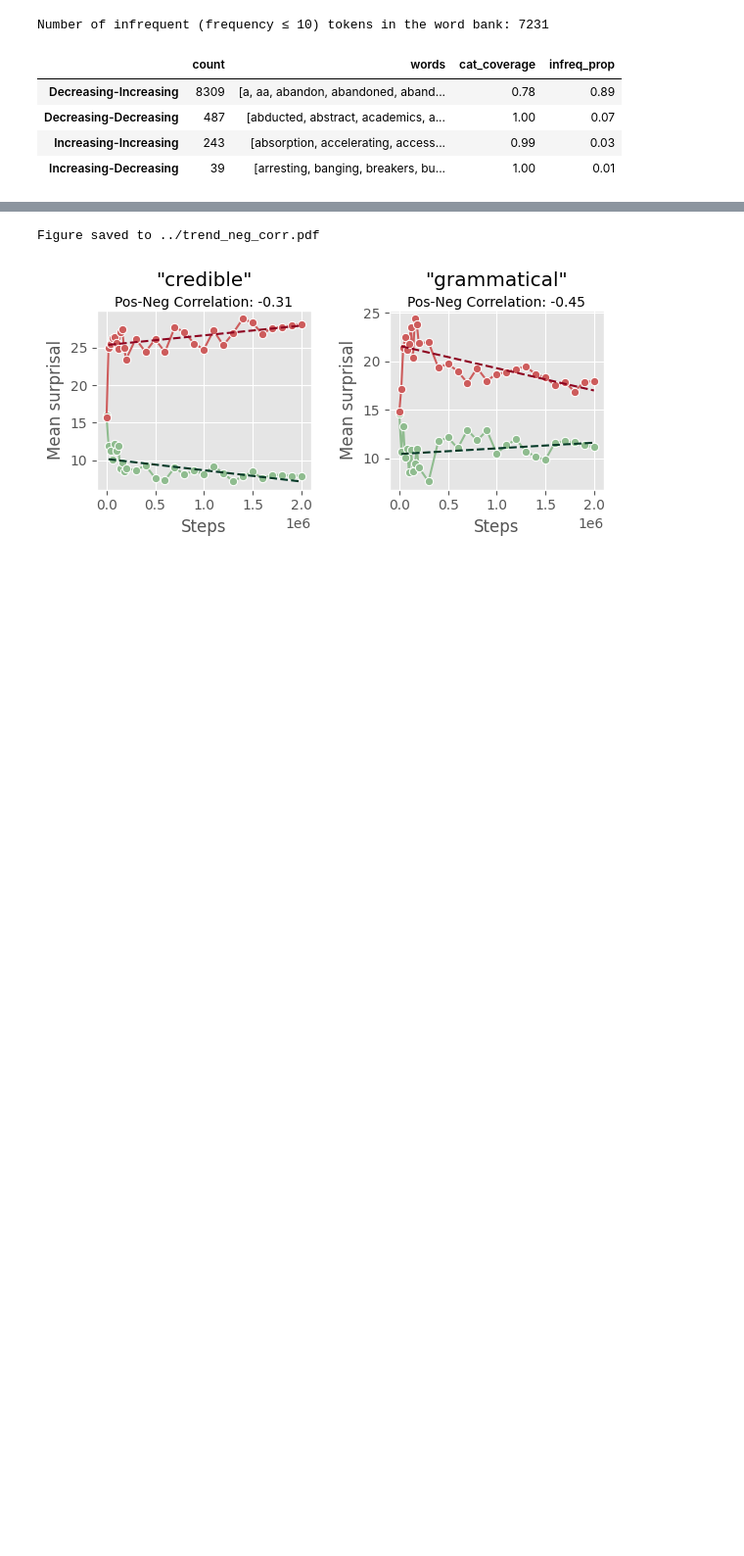
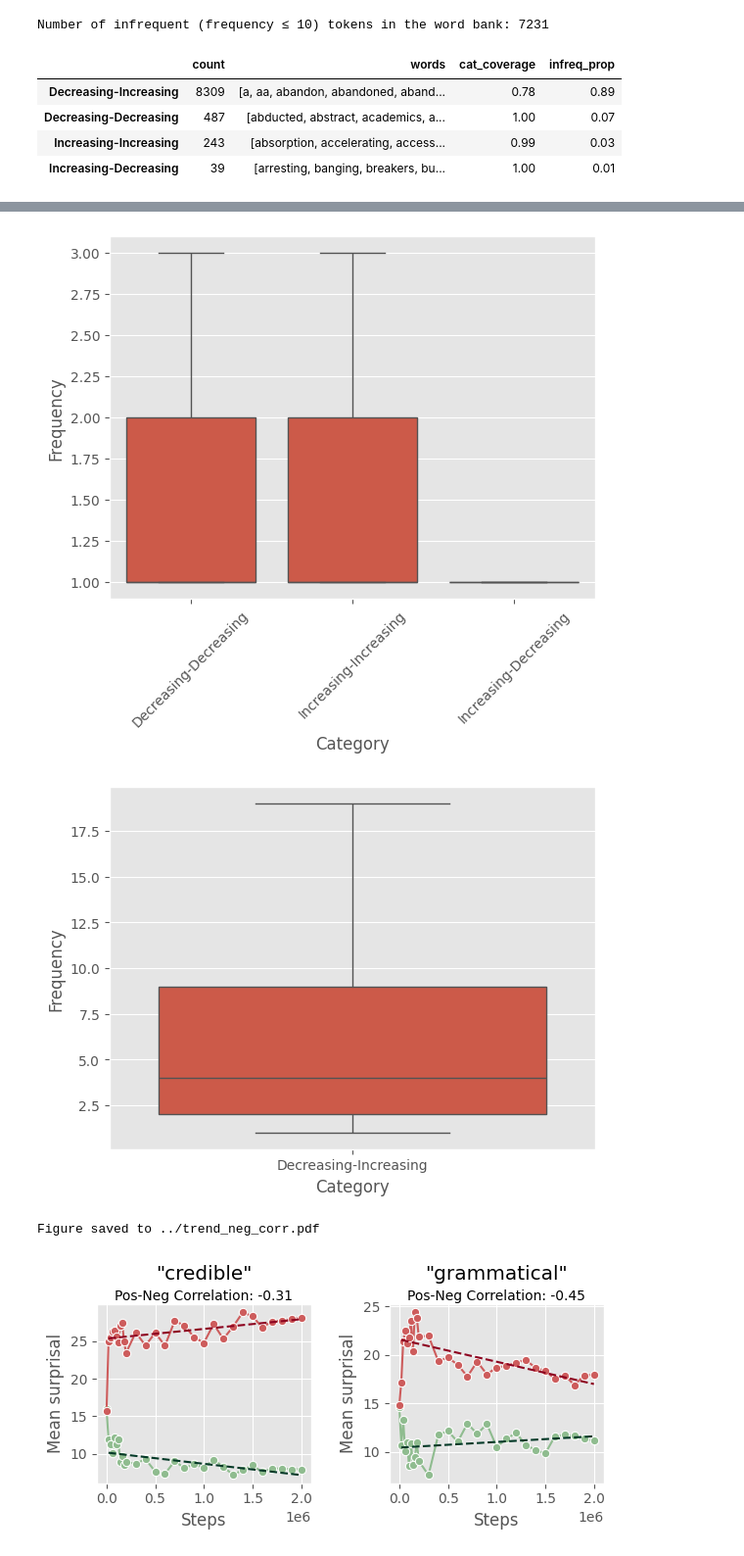
Before and after one commit to NazaninShafiabadi/antisurprisal, a Jupyter notebook: src/indiv_surprisal_analysis.ipynb, the cells around one changed output, grey strips where cells are left out. Shown at 98% size. Cells and saved outputs as stored; diff of their text form; code cells hidden in the pictures; blank space fills up the shorter version.

Commit message:
Generated box plots for word frequencies in each category

```diff
--- a/src/indiv_surprisal_analysis.ipynb
+++ b/src/indiv_surprisal_analysis.ipynb
@@ -143,6 +143,29 @@ categories_df
 | 1 | Decreasing-Decreasing | 487 | [abducted, abstract, academics, a... | 1.00 | 0.07 | 1 | 10 | 1 | ... |
 | 2 | Increasing-Increasing | 243 | [absorption, accelerating, access... | 0.99 | 0.03 | 1 | 18 | 1 | ... |
 | 3 | Increasing-Decreasing | 39 | [arresting, banging, breakers, bu... | 1.00 | 0.01 | 1 | 2 | 1 | ... |
+# %%
+import matplotlib.pyplot as plt
+import seaborn as sns
+
+expanded_df = categories_df.explode('words')
+
+merged_df = pd.merge(expanded_df, surprisals, left_on='words', right_on='Token')
+
+sns.boxplot(x='trend_category', y='Frequency', data=merged_df[merged_df.trend_category != 'Decreasing-Increasing'], showfliers=False)
+
+# plt.title('Box Plot of Word Frequencies by Category')
+plt.xlabel('Category')
+plt.xticks(rotation=45)
+plt.savefig('../box_minority_trends.pdf', format='pdf', bbox_inches='tight')
+plt.show()
+
+sns.boxplot(x='trend_category', y='Frequency', data=merged_df[merged_df.trend_category == 'Decreasing-Increasing'], showfliers=False)
+plt.xlabel('Category')
+plt.savefig('../box_majority_trend.pdf', format='pdf', bbox_inches='tight')
+plt.show()
+# %% [output]
+[figure, added]
+[figure, added]
 # %%
 # Decreasing-Increasing: 'flesh'/'banned'/'regain'/'heating',
 # Increasing-Decreasing: 'comical'/'jewellery'/'outdoor'/'grammatical'
```
Also changed, not shown: 3 other files.
